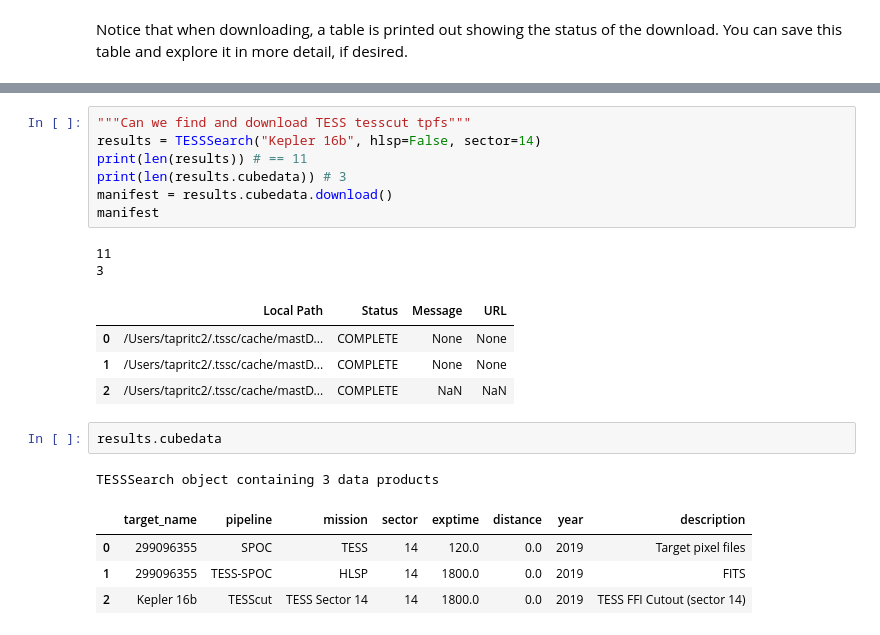
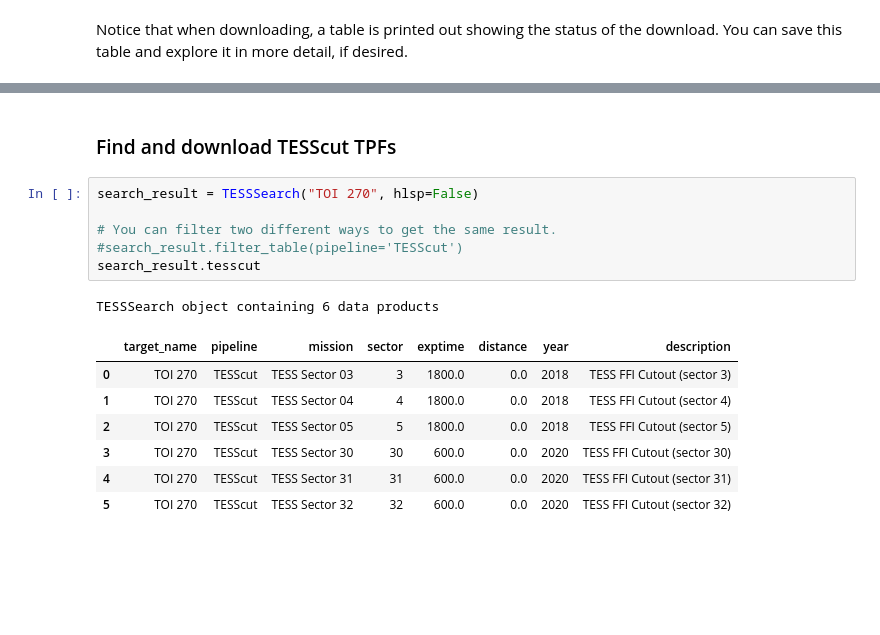
Before and after one commit to lightkurve/lksearch, a Jupyter notebook: docs/tutorials/Example_searches.ipynb, the cells around one changed output, grey strips where cells are left out. Drawn from its saved outputs; the diff is of its cells as text; blank space fills up the shorter version.

```diff
--- a/docs/tutorials/Example_searches.ipynb
+++ b/docs/tutorials/Example_searches.ipynb
@@ -306,22 +381,17 @@ K2Search object containing 6 data products
+# %% [markdown]
+### Find and download TESScut TPFs
 # %%
-"""Can we find and download TESS tesscut tpfs"""
-results = TESSSearch("Kepler 16b", hlsp=False, sector=14)
-print(len(results)) # == 11
-print(len(results.cubedata)) # 3
-manifest = results.cubedata.download()
-manifest
+search_result = TESSSearch("TOI 270", hlsp=False)
+
+# You can filter two different ways to get the same result.
+#search_result.filter_table(pipeline='TESScut')
+search_result.tesscut
 # %% [output]
-11
-3
+TESSSearch object containing 6 data products
-|  | Local Path | Status | Message | URL |
-| 0 | /Users/tapritc2/.tssc/cache/mastD... | COMPLETE | None | None |
-| 1 | /Users/tapritc2/.tssc/cache/mastD... | COMPLETE | None | None |
-| 2 | /Users/tapritc2/.tssc/cache/mastD... | COMPLETE | NaN | NaN |
+|  | target_name | pipeline | mission | sector | exptime | distance | year | description |
+| 0 | TOI 270 | TESScut | TESS Sector 03 | 3 | 1800.0 | 0.0 | 2018 | TESS FFI Cutout (sector 3) |
+| 1 | TOI 270 | TESScut | TESS Sector 04 | 4 | 1800.0 | 0.0 | 2018 | TESS FFI Cutout (sector 4) |
+| 2 | TOI 270 | TESScut | TESS Sector 05 | 5 | 1800.0 | 0.0 | 2018 | TESS FFI Cutout (sector 5) |
+| 3 | TOI 270 | TESScut | TESS Sector 30 | 30 | 600.0 | 0.0 | 2020 | TESS FFI Cutout (sector 30) |
+| 4 | TOI 270 | TESScut | TESS Sector 31 | 31 | 600.0 | 0.0 | 2020 | TESS FFI Cutout (sector 31) |
+| 5 | TOI 270 | TESScut | TESS Sector 32 | 32 | 600.0 | 0.0 | 2020 | TESS FFI Cutout (sector 32) |
-# %%
-results.cubedata
-# %% [output]
-TESSSearch object containing 3 data products
-|  | target_name | pipeline | mission | sector | exptime | distance | year | description |
-| 0 | 299096355 | SPOC | TESS | 14 | 120.0 | 0.0 | 2019 | Target pixel files |
-| 1 | 299096355 | TESS-SPOC | HLSP | 14 | 1800.0 | 0.0 | 2019 | FITS |
-| 2 | Kepler 16b | TESScut | TESS Sector 14 | 14 | 1800.0 | 0.0 | 2019 | TESS FFI Cutout (sector 14) |
```
Also changed, not shown: parts of 58 cells of this notebook.
